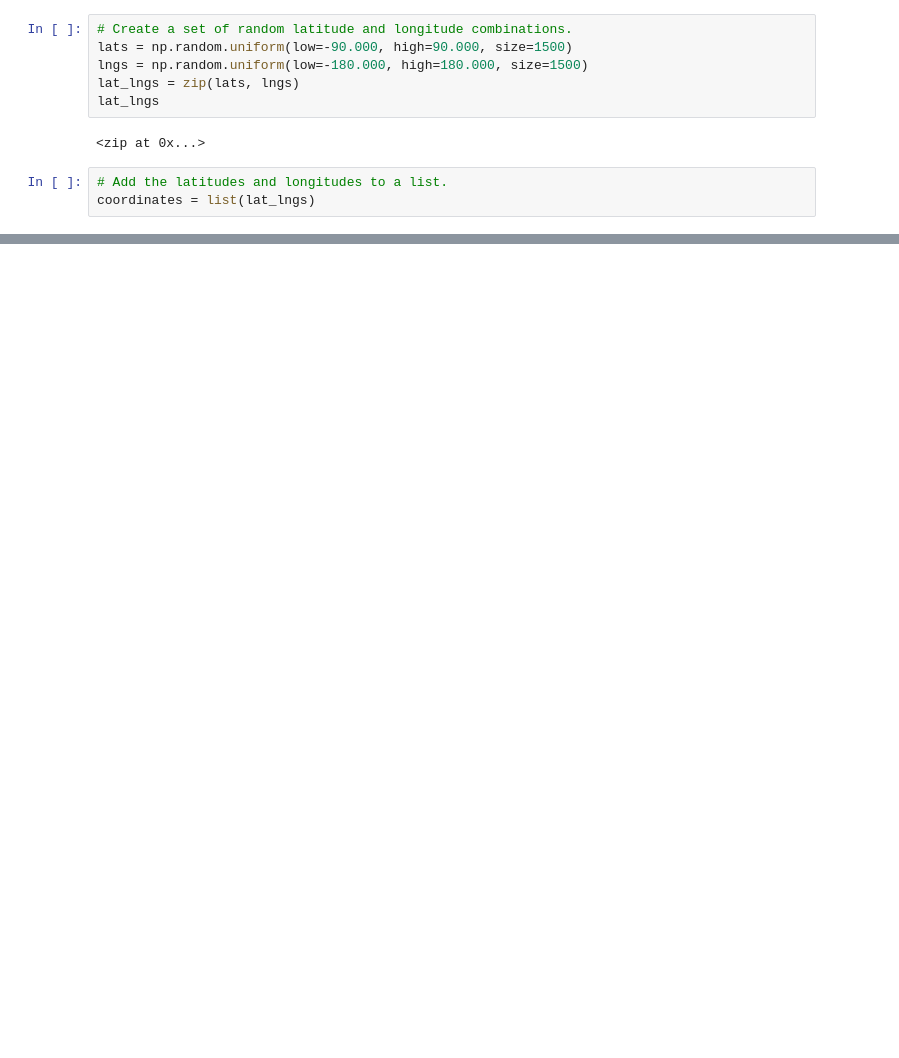
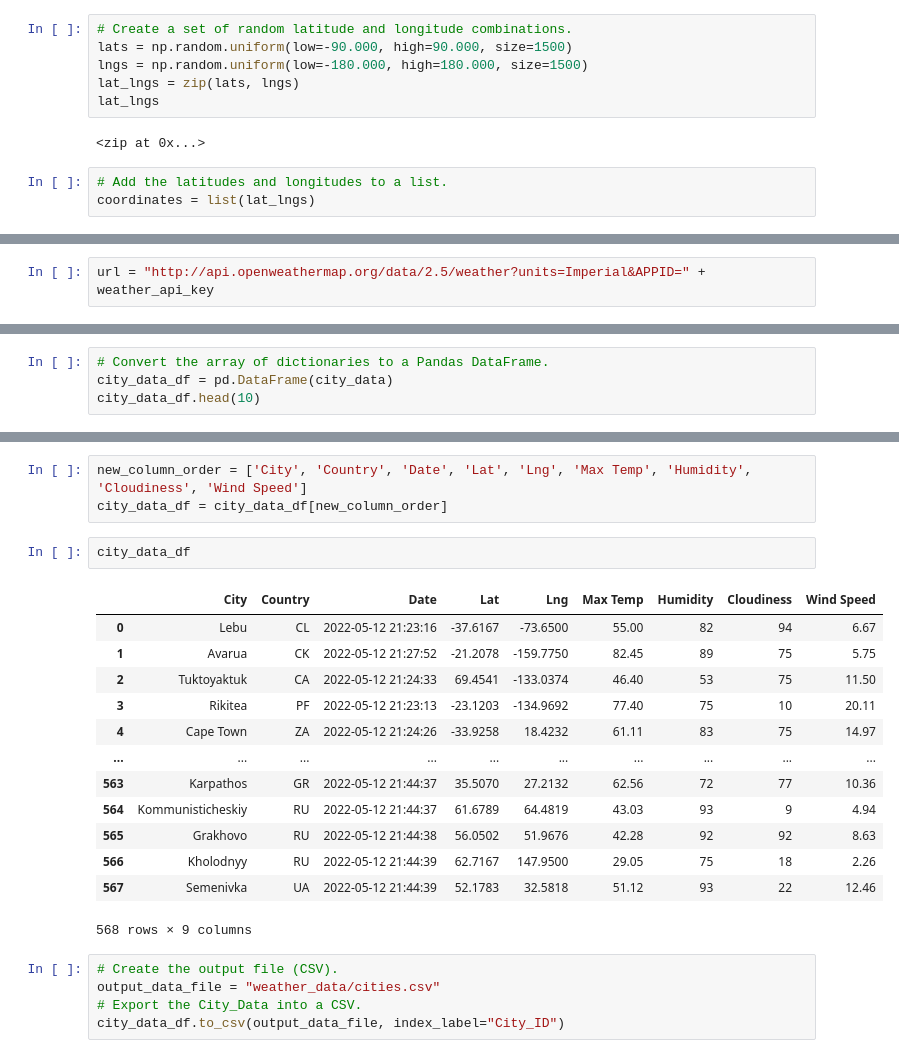
Before and after one commit to AbeSchnake/World_Weather_Analysis, a Jupyter notebook: WeatherPy.ipynb, the cells around one changed output, grey strips where cells are left out. Saved outputs shown, nothing was run; the diff lists cells and outputs as text; blank space fills up the shorter version.

Commit message:
Adding updated WeatherPy file

```diff
--- a/WeatherPy.ipynb
+++ b/WeatherPy.ipynb
@@ -31,0 +57,2 @@ len(cities)
+# %%
+url = "http://api.openweathermap.org/data/2.5/weather?units=Imperial&APPID=" + weather_api_key
@@ -31,0 +141,4 @@ len(cities)
+# %%
+# Convert the array of dictionaries to a Pandas DataFrame.
+city_data_df = pd.DataFrame(city_data)
+city_data_df.head(10)
@@ -31,0 +157,24 @@ len(cities)
+# %%
+new_column_order = ['City', 'Country', 'Date', 'Lat', 'Lng', 'Max Temp', 'Humidity', 'Cloudiness', 'Wind Speed']
+city_data_df = city_data_df[new_column_order]
+# %%
+city_data_df
+# %% [output]
+|  | City | Country | Date | Lat | Lng | Max Temp | Humidity | Cloudiness | Wind Speed |
+| 0 | Lebu | CL | 2022-05-12 21:23:16 | -37.6167 | -73.6500 | 55.00 | 82 | 94 | 6.67 |
+| 1 | Avarua | CK | 2022-05-12 21:27:52 | -21.2078 | -159.7750 | 82.45 | 89 | 75 | 5.75 |
+| 2 | Tuktoyaktuk | CA | 2022-05-12 21:24:33 | 69.4541 | -133.0374 | 46.40 | 53 | 75 | 11.50 |
+| 3 | Rikitea | PF | 2022-05-12 21:23:13 | -23.1203 | -134.9692 | 77.40 | 75 | 10 | 20.11 |
+| 4 | Cape Town | ZA | 2022-05-12 21:24:26 | -33.9258 | 18.4232 | 61.11 | 83 | 75 | 14.97 |
+| ... | ... | ... | ... | ... | ... | ... | ... | ... | ... |
+| 563 | Karpathos | GR | 2022-05-12 21:44:37 | 35.5070 | 27.2132 | 62.56 | 72 | 77 | 10.36 |
+| 564 | Kommunisticheskiy | RU | 2022-05-12 21:44:37 | 61.6789 | 64.4819 | 43.03 | 93 | 9 | 4.94 |
+| 565 | Grakhovo | RU | 2022-05-12 21:44:38 | 56.0502 | 51.9676 | 42.28 | 92 | 92 | 8.63 |
+| 566 | Kholodnyy | RU | 2022-05-12 21:44:39 | 62.7167 | 147.9500 | 29.05 | 75 | 18 | 2.26 |
+| 567 | Semenivka | UA | 2022-05-12 21:44:39 | 52.1783 | 32.5818 | 51.12 | 93 | 22 | 12.46 |
+568 rows × 9 columns
+# %%
+# Create the output file (CSV).
+output_data_file = "weather_data/cities.csv"
+# Export the City_Data into a CSV.
+city_data_df.to_csv(output_data_file, index_label="City_ID")
```
Also changed, not shown: parts of 7 cells of this notebook.
